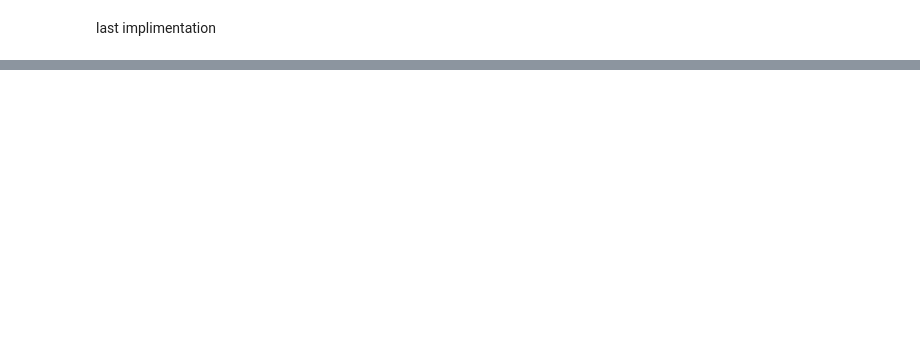
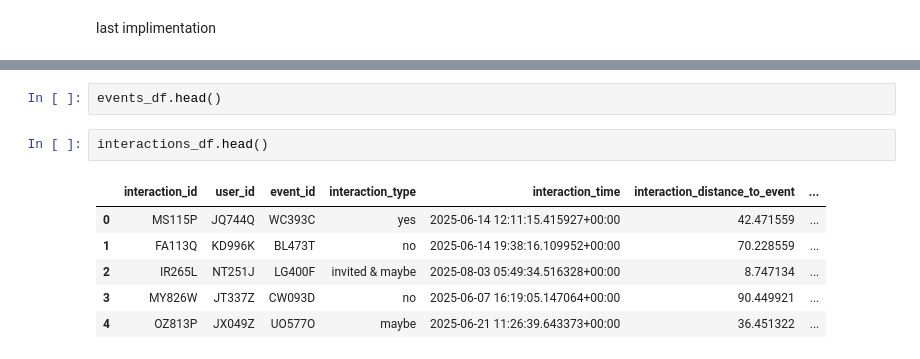
Before and after one commit to AbigailUchennaNkama/masters_thesis_project, a Jupyter notebook: thesis/notebooks/baseline_comparisons.ipynb, the cells around one changed output, grey strips where cells are left out. Drawn from its saved outputs; the diff is of its cells as text; blank space fills up the shorter version.

```diff
--- a/thesis/notebooks/baseline_comparisons.ipynb
+++ b/thesis/notebooks/baseline_comparisons.ipynb
@@ -911,3 +35,14 @@ last implimentation
+# %%
+events_df.head()
+# %%
+interactions_df.head()
+# %% [output]
+|  | interaction_id | user_id | event_id | interaction_type | interaction_time | interaction_distance_to_event | ... |
+| 0 | MS115P | JQ744Q | WC393C | yes | 2025-06-14 12:11:15.415927+00:00 | 42.471559 | ... |
+| 1 | FA113Q | KD996K | BL473T | no | 2025-06-14 19:38:16.109952+00:00 | 70.228559 | ... |
+| 2 | IR265L | NT251J | LG400F | invited & maybe | 2025-08-03 05:49:34.516328+00:00 | 8.747134 | ... |
+| 3 | MY826W | JT337Z | CW093D | no | 2025-06-07 16:19:05.147064+00:00 | 90.449921 | ... |
+| 4 | OZ813P | JX049Z | UO577O | maybe | 2025-06-21 11:26:39.643373+00:00 | 36.451322 | ... |
 # %%
 import pandas as pd
 import numpy as np
```
Also changed, not shown: parts of 23 cells of this notebook, 22 other files.
